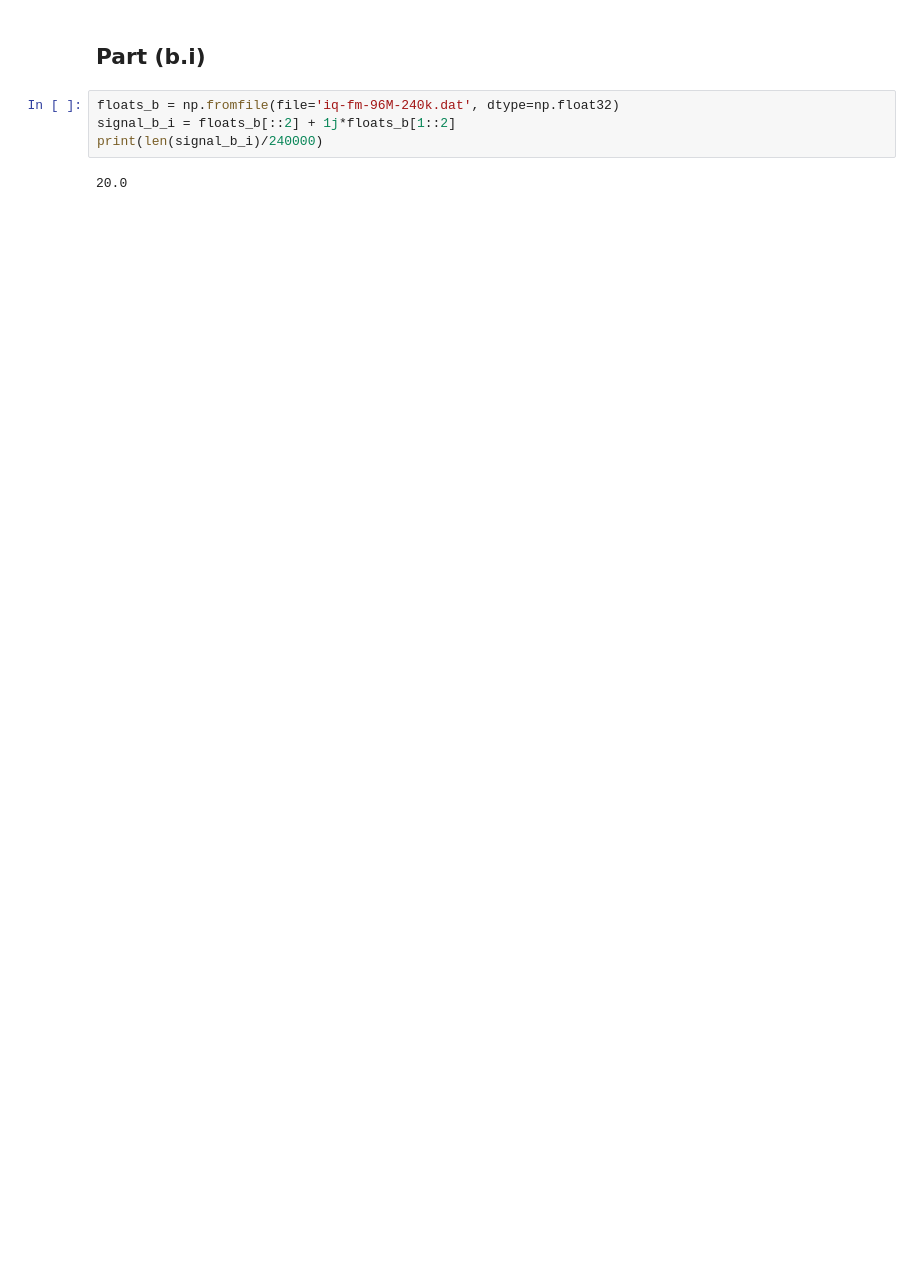
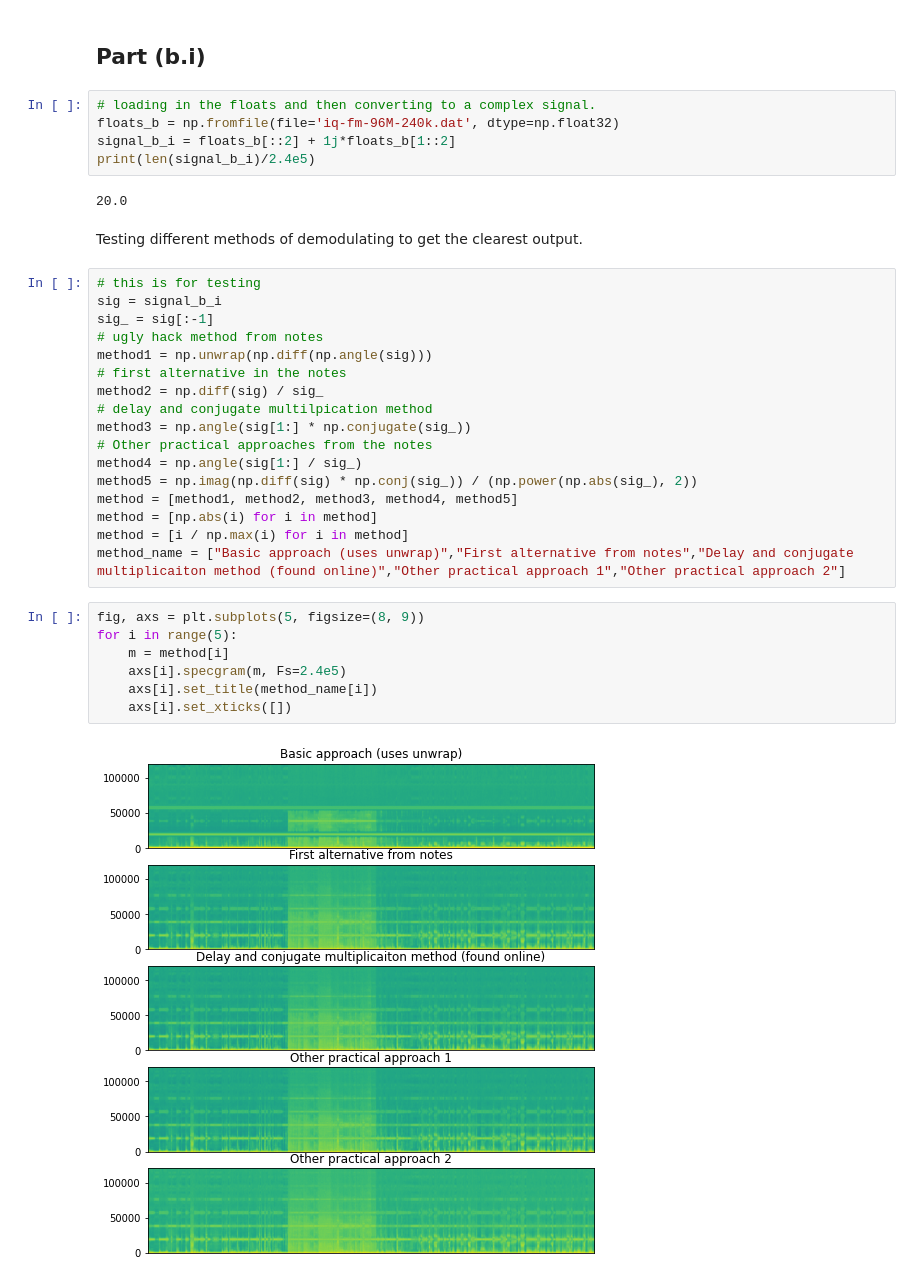
Before and after one commit to DasAnish/DSP_assignments, a Jupyter notebook: ad945-dsp-assignment-3.ipynb, the cells around one changed output. Drawn from its saved outputs; the diff is of its cells as text; blank space fills up the shorter version.

```diff
--- a/ad945-dsp-assignment-3.ipynb
+++ b/ad945-dsp-assignment-3.ipynb
@@ -69,8 +78,37 @@ If we don't use the window on the base_image then we end up with some artifacts
 # %% [markdown]
 ## Part (b.i)
 # %%
+# loading in the floats and then converting to a complex signal.
 floats_b = np.fromfile(file='iq-fm-96M-240k.dat', dtype=np.float32)
 signal_b_i = floats_b[::2] + 1j*floats_b[1::2]
-print(len(signal_b_i)/240000)
+print(len(signal_b_i)/2.4e5)
 # %% [output]
 20.0
+# %% [markdown]
+Testing different methods of demodulating to get the clearest output.
+# %%
+# this is for testing
+sig = signal_b_i
+sig_ = sig[:-1]
+# ugly hack method from notes
+method1 = np.unwrap(np.diff(np.angle(sig)))
+# first alternative in the notes
+method2 = np.diff(sig) / sig_
+# delay and conjugate multilpication method
+method3 = np.angle(sig[1:] * np.conjugate(sig_))
+# Other practical approaches from the notes
+method4 = np.angle(sig[1:] / sig_)
+method5 = np.imag(np.diff(sig) * np.conj(sig_)) / (np.power(np.abs(sig_), 2))
+method = [method1, method2, method3, method4, method5]
+method = [np.abs(i) for i in method]
+method = [i / np.max(i) for i in method]
+method_name = ["Basic approach (uses unwrap)","First alternative from notes","Delay and conjugate multiplicaiton method (found online)","Other practical approach 1","Other practical approach 2"]
+# %%
+fig, axs = plt.subplots(5, figsize=(8, 9))
+for i in range(5):
+    m = method[i]
+    axs[i].specgram(m, Fs=2.4e5)
+    axs[i].set_title(method_name[i])
+    axs[i].set_xticks([])
+# %% [output]
+[figure, added]
```
Also changed, not shown: parts of 33 cells of this notebook.
